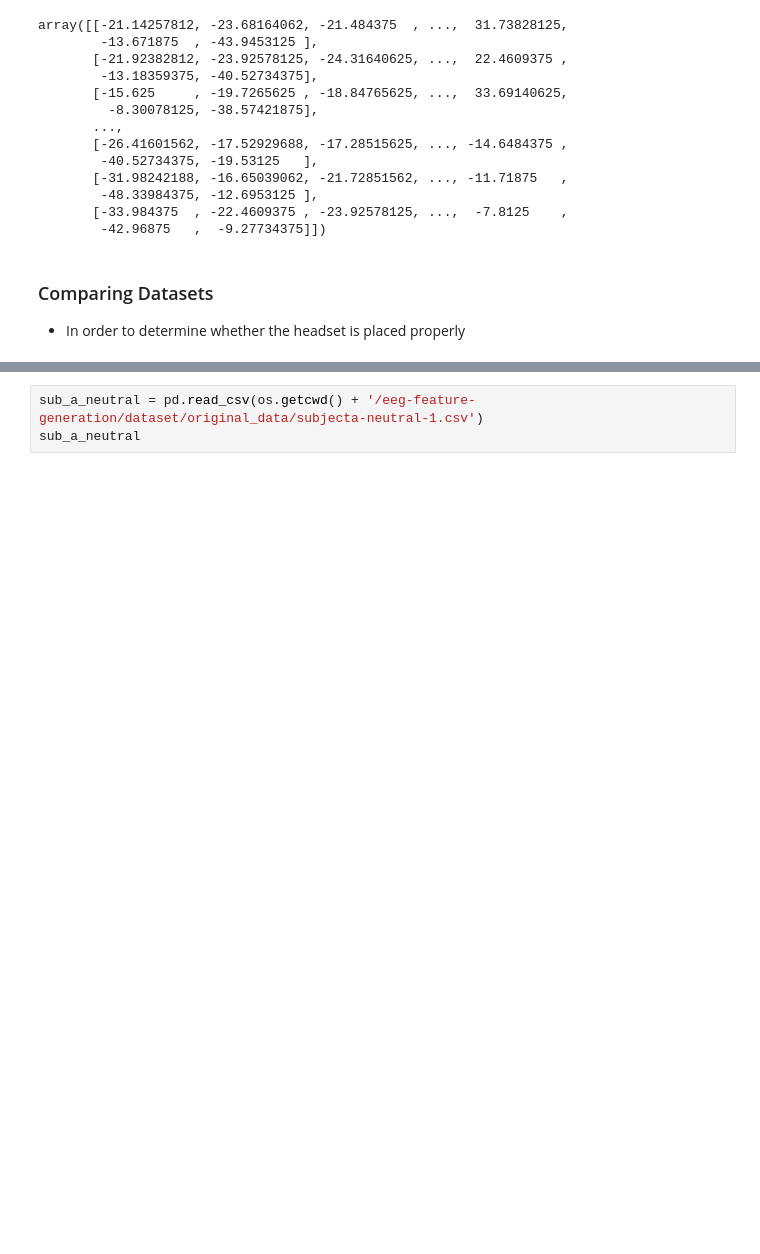
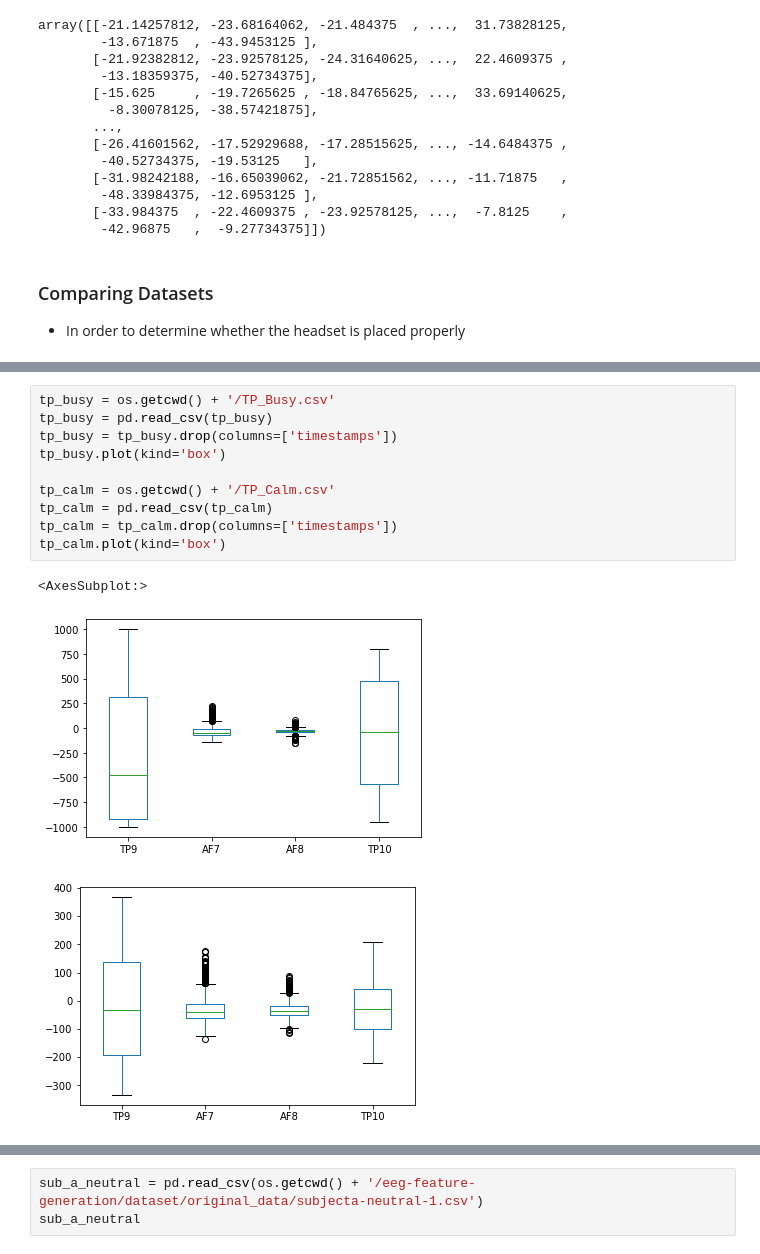
Before and after one commit to andyko208/EEG_Classification, a Jupyter notebook: EEG_data_analysis.ipynb, the cells around one changed output, grey strips where cells are left out. Drawn from its saved outputs; the diff is of its cells as text; blank space fills up the shorter version.

```diff
--- a/EEG_data_analysis.ipynb
+++ b/EEG_data_analysis.ipynb
@@ -124,0 +151,14 @@ array([[-21.14257812, -23.68164062, -21.484375  , ...,  31.73828125,
+# %%
+tp_busy = os.getcwd() + '/TP_Busy.csv'
+tp_busy = pd.read_csv(tp_busy)
+tp_busy = tp_busy.drop(columns=['timestamps'])
+tp_busy.plot(kind='box')
+
+tp_calm = os.getcwd() + '/TP_Calm.csv'
+tp_calm = pd.read_csv(tp_calm)
+tp_calm = tp_calm.drop(columns=['timestamps'])
+tp_calm.plot(kind='box')
+# %% [output]
+<AxesSubplot:>
+[figure, added]
+[figure, added]
```
Also changed, not shown: parts of 5 cells of this notebook, 42 other files.
